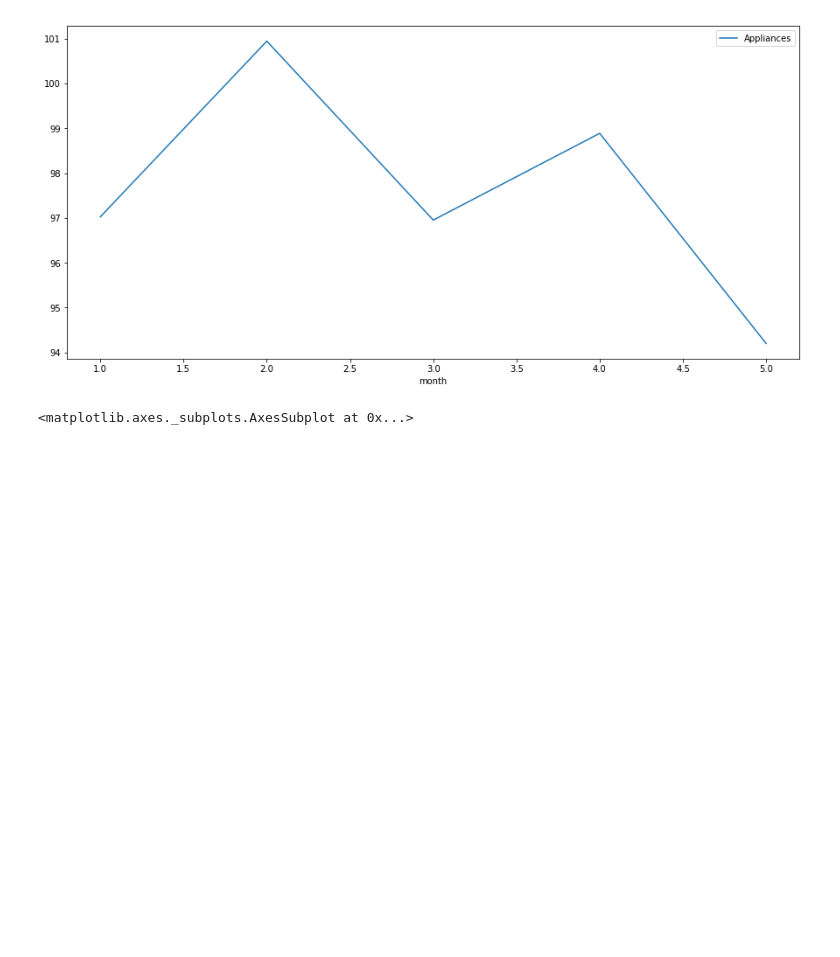
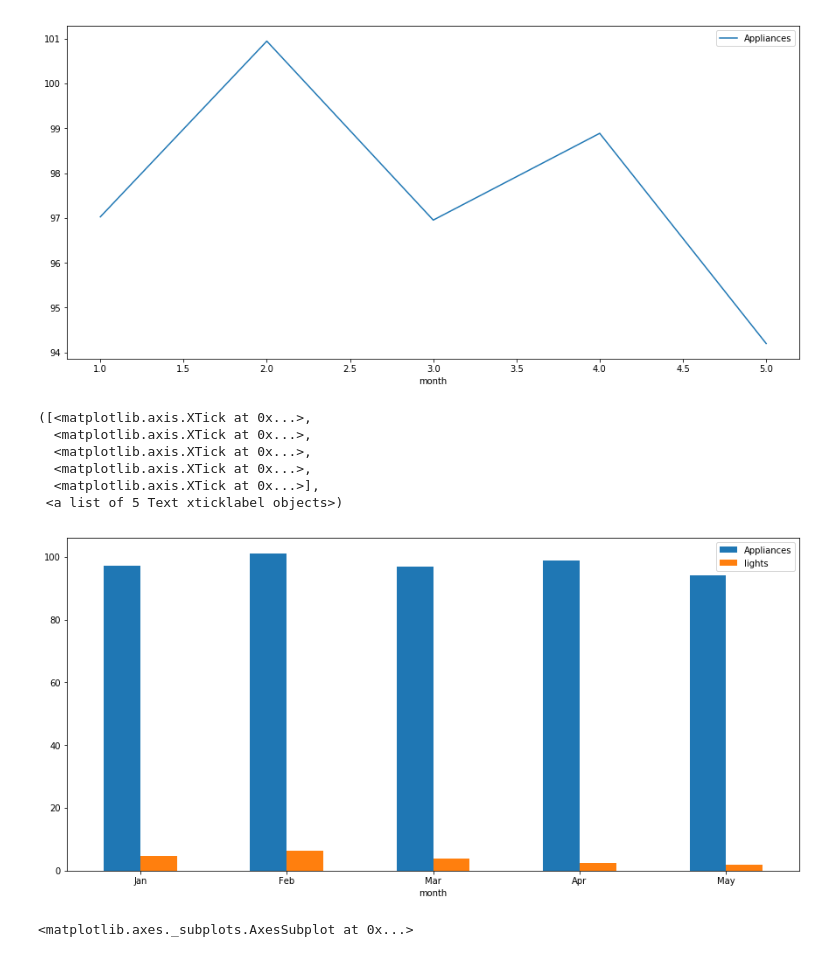
Before and after one commit to jai-soni/Advanced-Data-Science, a Jupyter notebook: Assignment 2/Part 2_EDA.ipynb, the cells around one changed output. Saved outputs shown, nothing was run; the diff lists cells and outputs as text; code cells hidden in the pictures; blank space fills up the shorter version.

```diff
--- a/Assignment 2/Part 2_EDA.ipynb
+++ b/Assignment 2/Part 2_EDA.ipynb
@@ -540,3 +542,15 @@ energy.groupby(['month']).mean()['Appliances'].plot(ax=ax, legend= True)
+# %%
+fig, ax = plt.subplots(figsize=(15,7))
+energy.groupby(['month']).mean()[['Appliances','lights']].plot(ax=ax,kind='bar')
+plt.xticks(np.arange(5), ('Jan', 'Feb', 'Mar', 'Apr', 'May'),rotation=0)
+# %% [output]
+([<matplotlib.axis.XTick at 0x...>,
+  <matplotlib.axis.XTick at 0x...>,
+  <matplotlib.axis.XTick at 0x...>,
+  <matplotlib.axis.XTick at 0x...>,
+  <matplotlib.axis.XTick at 0x...>],
+ <a list of 5 Text xticklabel objects>)
+[figure, added]
 # %%
 fig, ax = plt.subplots(figsize=(15,7))
 energy.plot
```
Also changed, not shown: parts of 7 cells of this notebook, 1 other file.
